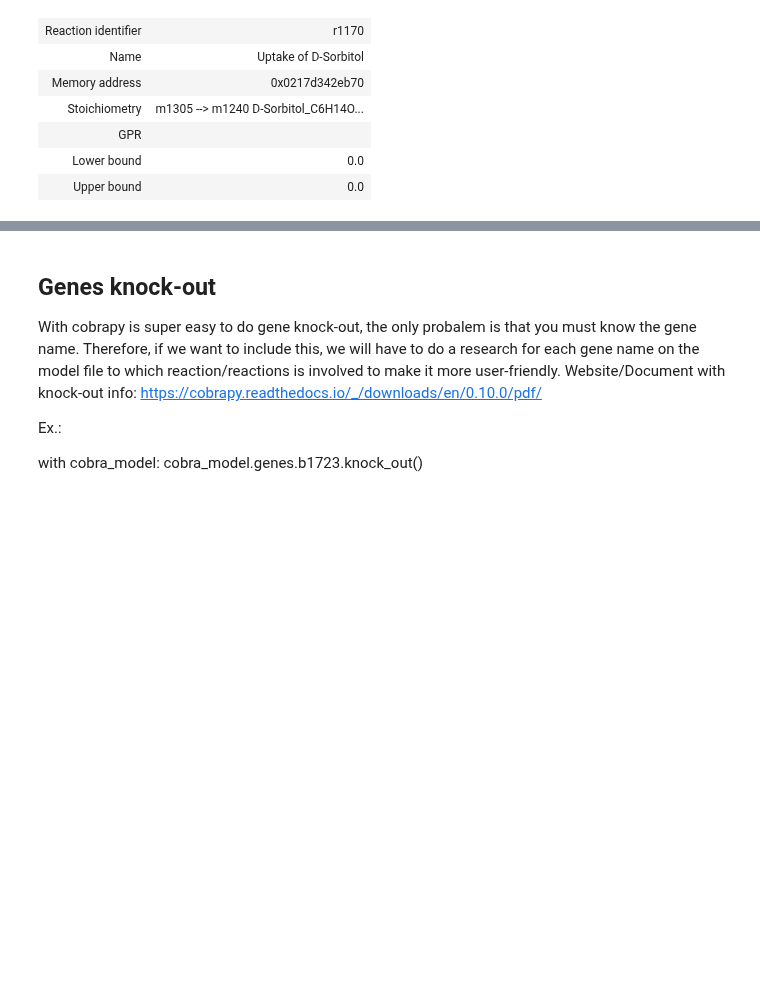
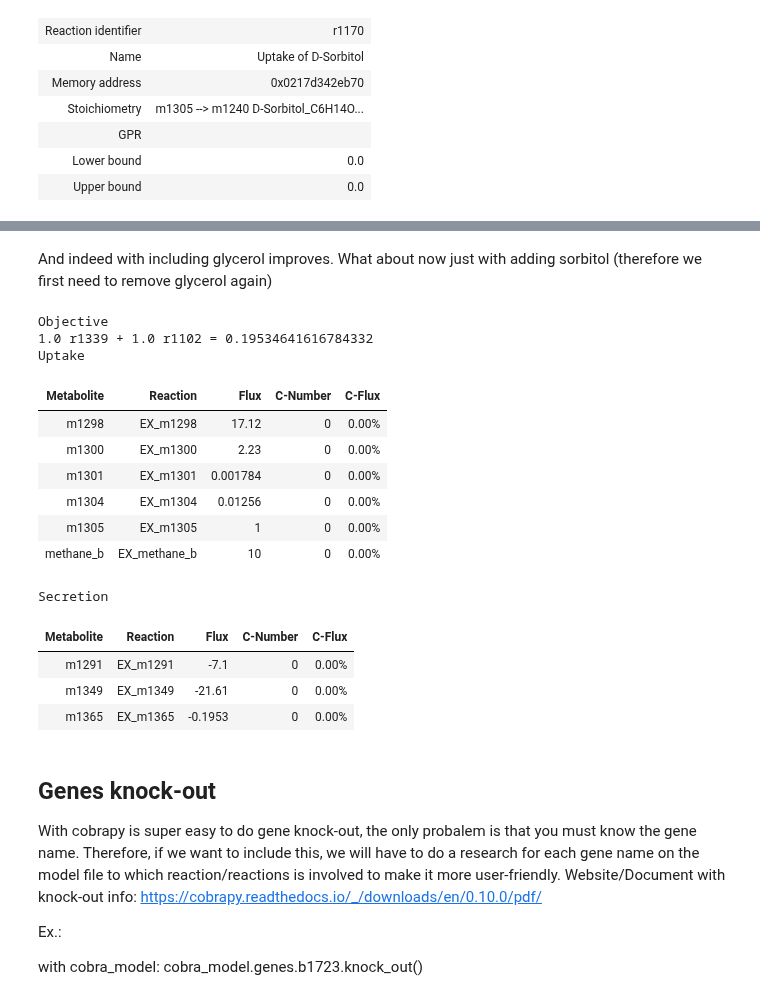
Before and after one commit to Schwebus/DTU_Biobuilders_2021, a Jupyter notebook: GSM_model/iLC915_testing.ipynb, the cells around one changed output, grey strips where cells are left out. Saved outputs shown, nothing was run; the diff lists cells and outputs as text; code cells hidden in the pictures; blank space fills up the shorter version.

```diff
--- a/GSM_model/iLC915_testing.ipynb
+++ b/GSM_model/iLC915_testing.ipynb
@@ -596,3 +628,25 @@ phaffii_hemo.reactions.r1170
+# %% [markdown]
+And indeed with including glycerol improves. What about now just with adding sorbitol (therefore we first need to remove glycerol again)
+# %%
+phaffii_hemo.reactions.r1148.bounds = 0, 0
+phaffii_hemo.reactions.r1170.bounds = 0, 1
+phaffii_hemo.summary()
+# %% [output]
+Objective
+1.0 r1339 + 1.0 r1102 = 0.19534641616784332
+Uptake
+| Metabolite | Reaction | Flux | C-Number | C-Flux |
+| m1298 | EX_m1298 | 17.12 | 0 | 0.00% |
+| m1300 | EX_m1300 | 2.23 | 0 | 0.00% |
+| m1301 | EX_m1301 | 0.001784 | 0 | 0.00% |
+| m1304 | EX_m1304 | 0.01256 | 0 | 0.00% |
+| m1305 | EX_m1305 | 1 | 0 | 0.00% |
+| methane_b | EX_methane_b | 10 | 0 | 0.00% |
+Secretion
+| Metabolite | Reaction | Flux | C-Number | C-Flux |
+| m1291 | EX_m1291 | -7.1 | 0 | 0.00% |
+| m1349 | EX_m1349 | -21.61 | 0 | 0.00% |
+| m1365 | EX_m1365 | -0.1953 | 0 | 0.00% |
 # %% [markdown]
 ## Genes knock-out
 
```
Also changed, not shown: parts of 12 cells of this notebook, 3 other files.
